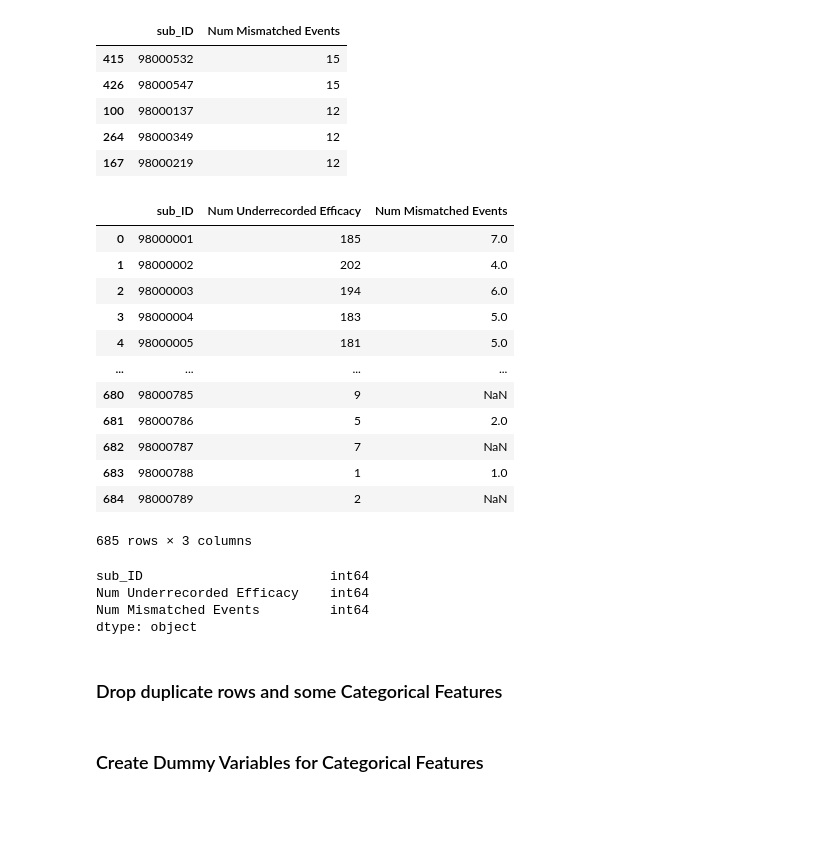
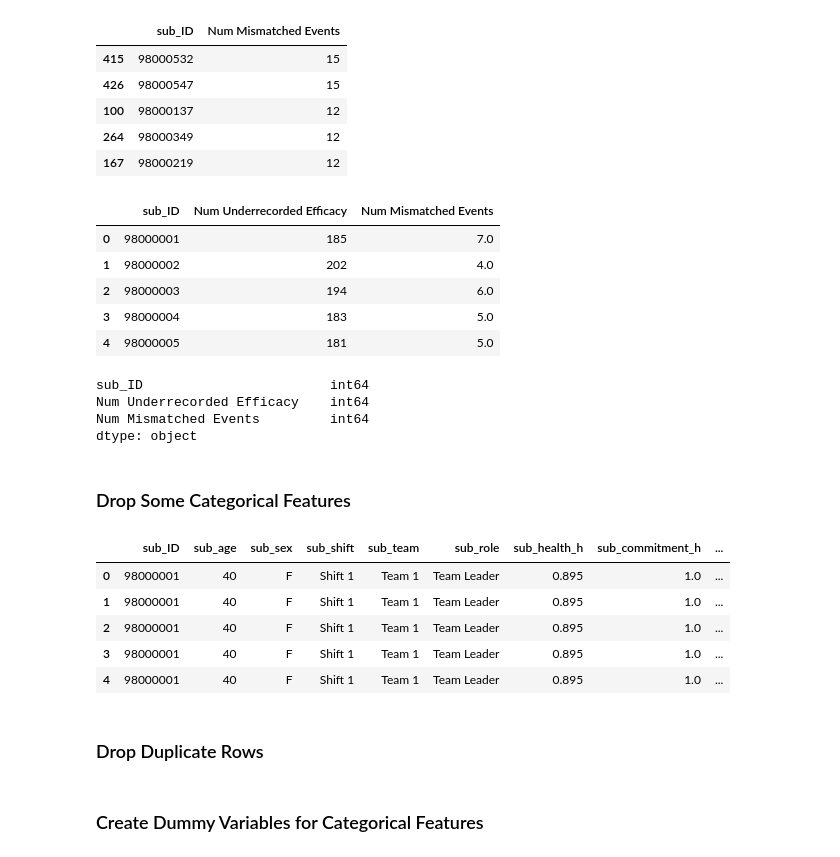
Before and after one commit to kyleanthonyr/Predicting-Employee-Attrition, a Jupyter notebook: notebooks/03-kar-preprocessing-and-training.ipynb, the cells around one changed output. Cells and saved outputs as stored; diff of their text form; code cells hidden in the pictures; blank space fills up the shorter version.

```diff
--- a/notebooks/03-kar-preprocessing-and-training.ipynb
+++ b/notebooks/03-kar-preprocessing-and-training.ipynb
@@ -115,21 +124,14 @@ events.sort_values('Num Mismatched Events', ascending=False).head()
 # %%
 # Merge Mismatched Efficacies and Events
 new_features = efficacy.merge(events, left_on='sub_ID', right_on='sub_ID', how='left')
-new_features
+new_features.head()
 # %% [output]
 |  | sub_ID | Num Underrecorded Efficacy | Num Mismatched Events |
 | 0 | 98000001 | 185 | 7.0 |
 | 1 | 98000002 | 202 | 4.0 |
 | 2 | 98000003 | 194 | 6.0 |
 | 3 | 98000004 | 183 | 5.0 |
 | 4 | 98000005 | 181 | 5.0 |
-| ... | ... | ... | ... |
-| 680 | 98000785 | 9 | NaN |
-| 681 | 98000786 | 5 | 2.0 |
-| 682 | 98000787 | 7 | NaN |
-| 683 | 98000788 | 1 | 1.0 |
-| 684 | 98000789 | 2 | NaN |
-685 rows × 3 columns
 # %%
 # fill missing values for Mismatched events column with 0
 new_features.fillna(0, inplace=True)
@@ -146,7 +148,7 @@ dtype: object
 # Merge new features to original dataframe
 merged_df = workers_df.merge(new_features, left_on='sub_ID', right_on='sub_ID')
 # %% [markdown]
-### Drop duplicate rows and some Categorical Features
+### Drop Some Categorical Features
 # %%
 # drop features already encoded
 features_to_drop = ['behav_comptype_h', 'record_comptype', 'actual_efficacy_h', 'recorded_efficacy']
@@ -154,2 +156,13 @@ merged_df.drop(columns=features_to_drop, inplace=True)
+# %%
+df.head()
+# %% [output]
+|  | sub_ID | sub_age | sub_sex | sub_shift | sub_team | sub_role | sub_health_h | sub_commitment_h | ... |
+| 0 | 98000001 | 40 | F | Shift 1 | Team 1 | Team Leader | 0.895 | 1.0 | ... |
+| 1 | 98000001 | 40 | F | Shift 1 | Team 1 | Team Leader | 0.895 | 1.0 | ... |
+| 2 | 98000001 | 40 | F | Shift 1 | Team 1 | Team Leader | 0.895 | 1.0 | ... |
+| 3 | 98000001 | 40 | F | Shift 1 | Team 1 | Team Leader | 0.895 | 1.0 | ... |
+| 4 | 98000001 | 40 | F | Shift 1 | Team 1 | Team Leader | 0.895 | 1.0 | ... |
+# %% [markdown]
+### Drop Duplicate Rows
 # %%
 # drop duplicate rows based on last event date
```
Also changed, not shown: parts of 24 cells of this notebook.
